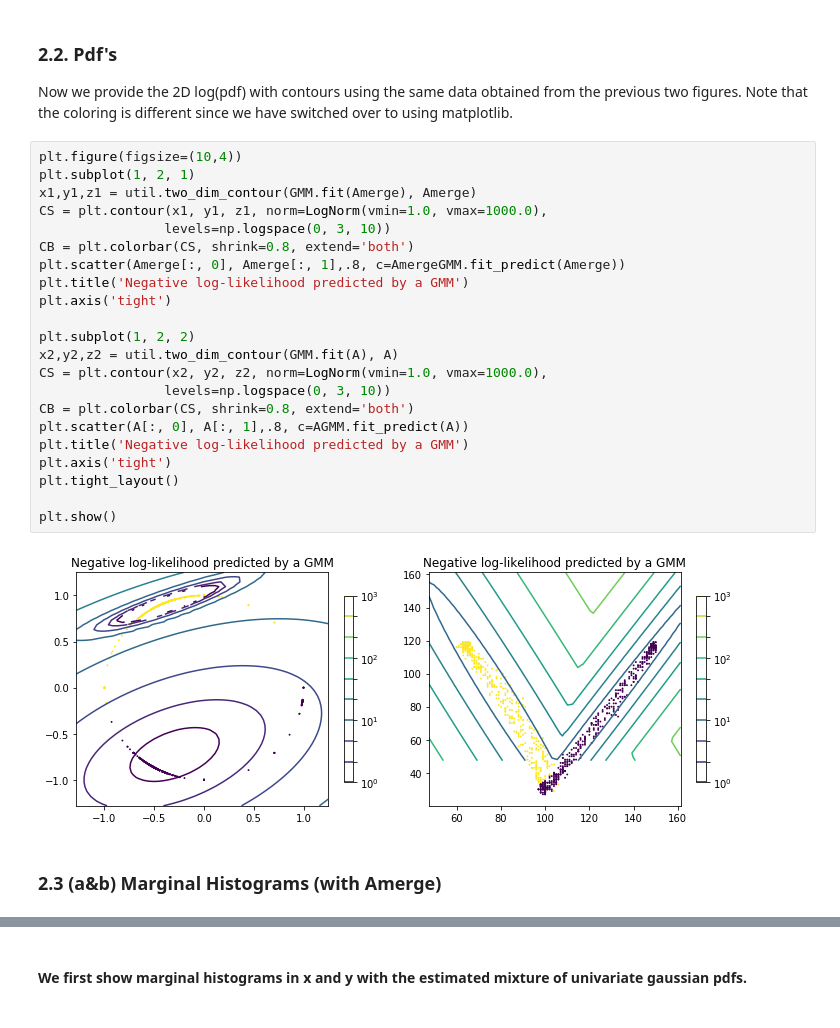
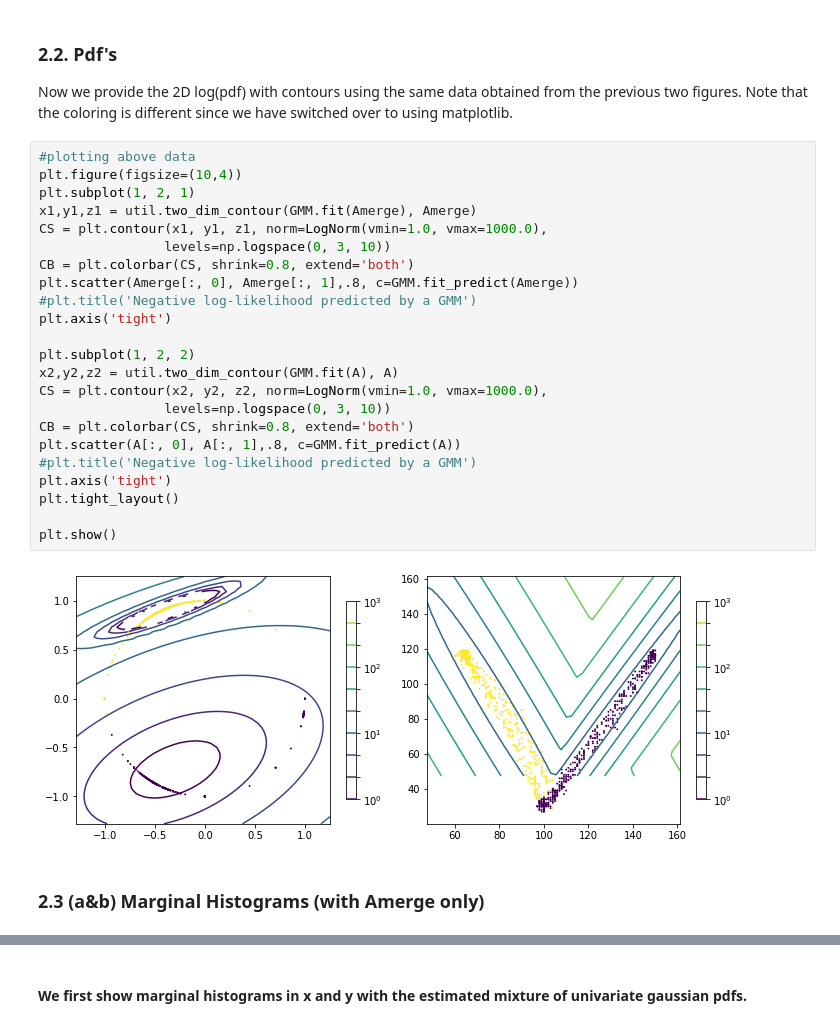
Before and after one commit to juli31/ProbabilisticDataMining, a Jupyter notebook: lab1/notebook.ipynb, the cells around one changed output, grey strips where cells are left out. Saved outputs shown, nothing was run; the diff lists cells and outputs as text.

```diff
--- a/lab1/notebook.ipynb
+++ b/lab1/notebook.ipynb
@@ -90,31 +97,32 @@ Mean of class 1 = [-0.3, -0.72], (co)-variance of class 1 = [[0.04, 0.01], [0.01
 ### 2.2. Pdf's
 Now we provide the 2D log(pdf) with contours using the same data obtained from the previous two figures. Note that the coloring is different since we have switched over to using matplotlib.
 # %%
+#plotting above data
 plt.figure(figsize=(10,4))
 plt.subplot(1, 2, 1)
 x1,y1,z1 = util.two_dim_contour(GMM.fit(Amerge), Amerge)
 CS = plt.contour(x1, y1, z1, norm=LogNorm(vmin=1.0, vmax=1000.0),
                 levels=np.logspace(0, 3, 10))
 CB = plt.colorbar(CS, shrink=0.8, extend='both')
-plt.scatter(Amerge[:, 0], Amerge[:, 1],.8, c=AmergeGMM.fit_predict(Amerge))
-plt.title('Negative log-likelihood predicted by a GMM')
+plt.scatter(Amerge[:, 0], Amerge[:, 1],.8, c=GMM.fit_predict(Amerge))
+#plt.title('Negative log-likelihood predicted by a GMM')
 plt.axis('tight')
 
 plt.subplot(1, 2, 2)
 x2,y2,z2 = util.two_dim_contour(GMM.fit(A), A)
 CS = plt.contour(x2, y2, z2, norm=LogNorm(vmin=1.0, vmax=1000.0),
                 levels=np.logspace(0, 3, 10))
 CB = plt.colorbar(CS, shrink=0.8, extend='both')
-plt.scatter(A[:, 0], A[:, 1],.8, c=AGMM.fit_predict(A))
-plt.title('Negative log-likelihood predicted by a GMM')
+plt.scatter(A[:, 0], A[:, 1],.8, c=GMM.fit_predict(A))
+#plt.title('Negative log-likelihood predicted by a GMM')
 plt.axis('tight')
 plt.tight_layout()
 
 plt.show()
 # %% [output]
-[figure, old version]
+[figure, new version]
 # %% [markdown]
-### 2.3 (a&b) Marginal Histograms (with Amerge)
+### 2.3 (a&b) Marginal Histograms (with Amerge only)
 # %%
 #gathering raw and labeled data
 x_data = sorted([x[0] for x in Amerge])
```
Also changed, not shown: parts of 12 cells of this notebook, 1 other file.
